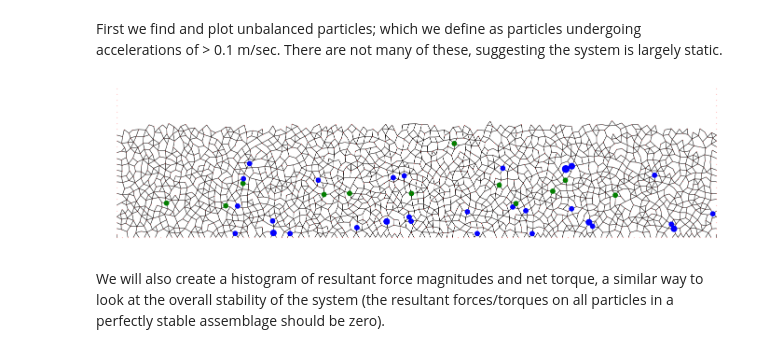
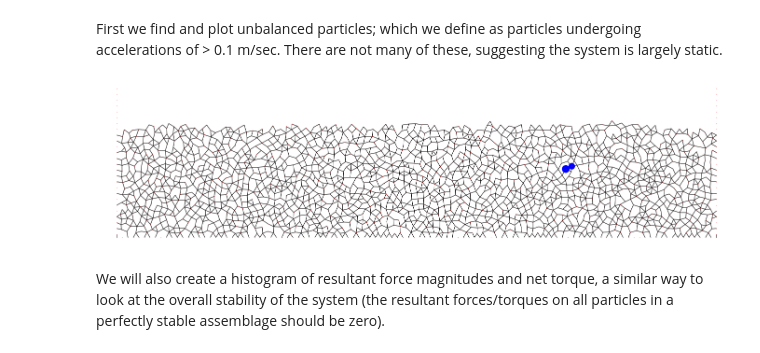
Before and after one commit to samthiele/ricepaper, a Jupyter notebook: test_notebooks/2 - RiceBallReader.ipynb, the cells around one changed output. Drawn from its saved outputs; the diff is of its cells as text; code cells hidden in the pictures.

```diff
--- a/test_notebooks/2 - RiceBallReader.ipynb
+++ b/test_notebooks/2 - RiceBallReader.ipynb
@@ -65,9 +66,9 @@ pid, force, torque, acc = pile.getAttributes(["force","torque","acc"])
 First we find and plot unbalanced particles; which we define as particles undergoing accelerations of > 0.1 m/sec. There are not many of these, suggesting the system is largely static.
 # %%
 #show unbalanced particles
-pile.plotUnbalanced( 0.1 )
+pile.plotUnbalanced( 1 )
 # %% [output]
-[figure, old version]
+[figure, new version]
 # %% [markdown]
 We will also create a histogram of resultant force magnitudes and net torque, a similar way to look at the overall stability of the system (the resultant forces/torques on all particles in a perfectly stable assemblage should be zero).
 # %%
```
Also changed, not shown: parts of 6 cells of this notebook, 1 other file.
